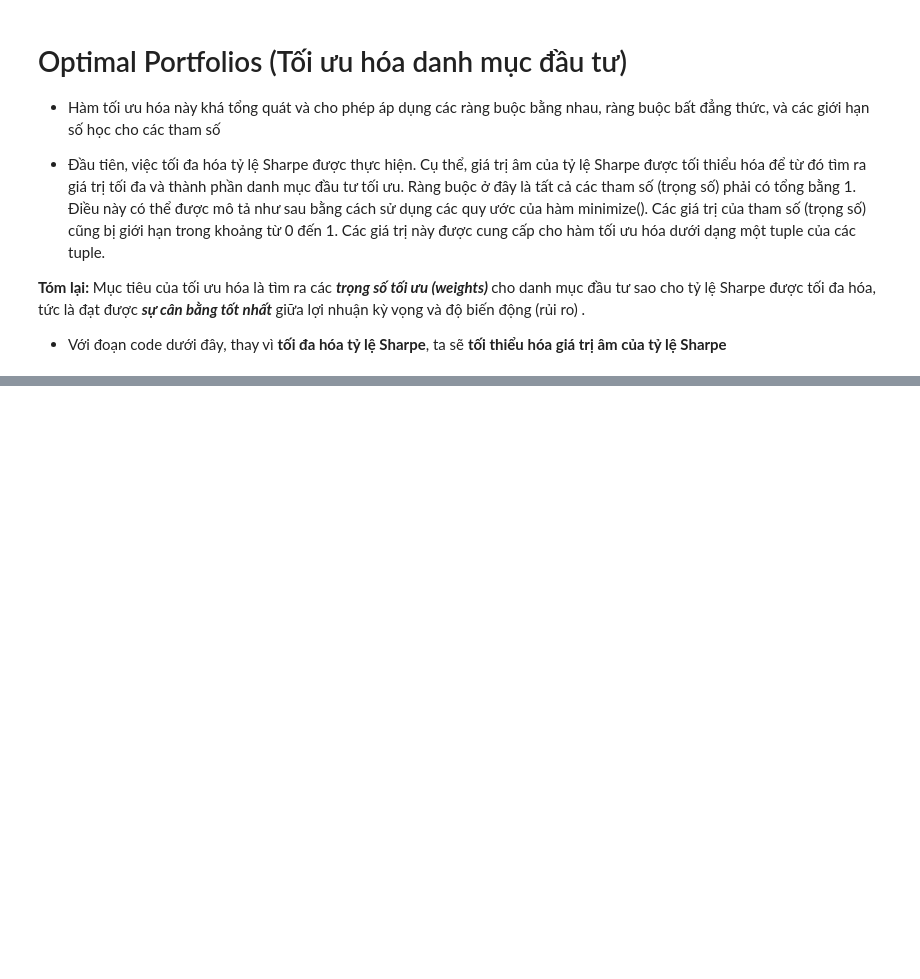
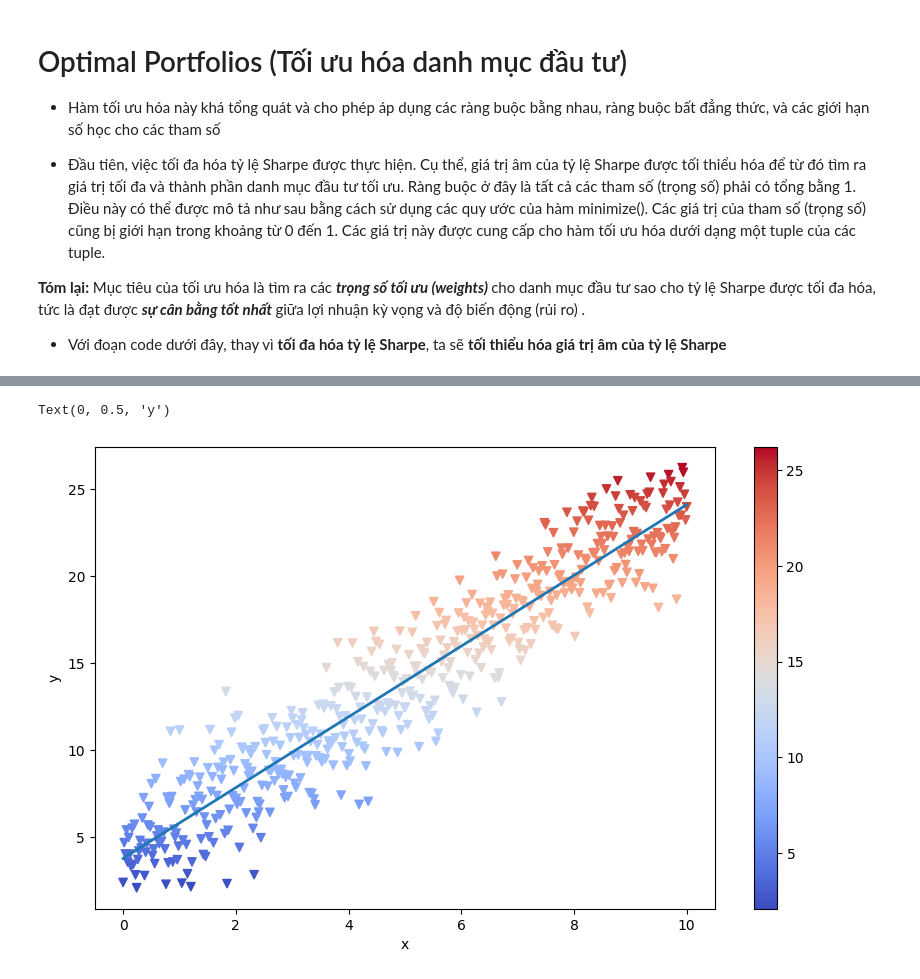
Before and after one commit to quocnda/FinanceLearn, a Jupyter notebook: src/Chapter13StaticsPart1.ipynb, the cells around one changed output, grey strips where cells are left out. Saved outputs shown, nothing was run; the diff lists cells and outputs as text; code cells hidden in the pictures; blank space fills up the shorter version.

```diff
--- a/src/Chapter13StaticsPart1.ipynb
+++ b/src/Chapter13StaticsPart1.ipynb
@@ -416,0 +593,20 @@ NameError: name 'min_func_sharpe' is not defined
+# %%
+# Code OLS Regression :
+import numpy as np
+import pandas as pd
+import datetime as dt
+from pylab import mpl, plt
+np.random.seed(1000)
+x = np.linspace(0, 10, 500) # tạo các giá trị cho x là từ 0 đến 10 với 500 giá trị
+y = 4 + 2 * x + np.random.standard_normal(len(x)) * 2# y tuân theo công thức 4 + 2x + sigma. Với np.random.standard_normal(len(x)) * 2: Tạo ra các giá trị ngẫu nhiên từ phân phối chuẩn với độ lệch chuẩn là 2,
+#  để thêm vào nhiễu cho dữ liệu y. Điều này mô phỏng sự không chắc chắn trong dữ liệu thực tế.
+reg = np.polyfit(x, y, 1)# Hàm hồi quy y theo x theo bậc 1
+plt.figure(figsize=(10, 6))
+plt.scatter(x, y, c=y, marker='v', cmap='coolwarm')
+plt.plot(x, reg[1] + reg[0] * x, lw=2.0)
+plt.colorbar()
+plt.xlabel('x')
+plt.ylabel('y')
+# %% [output]
+Text(0, 0.5, 'y')
+[figure, added]
```
Also changed, not shown: parts of 31 cells of this notebook.
